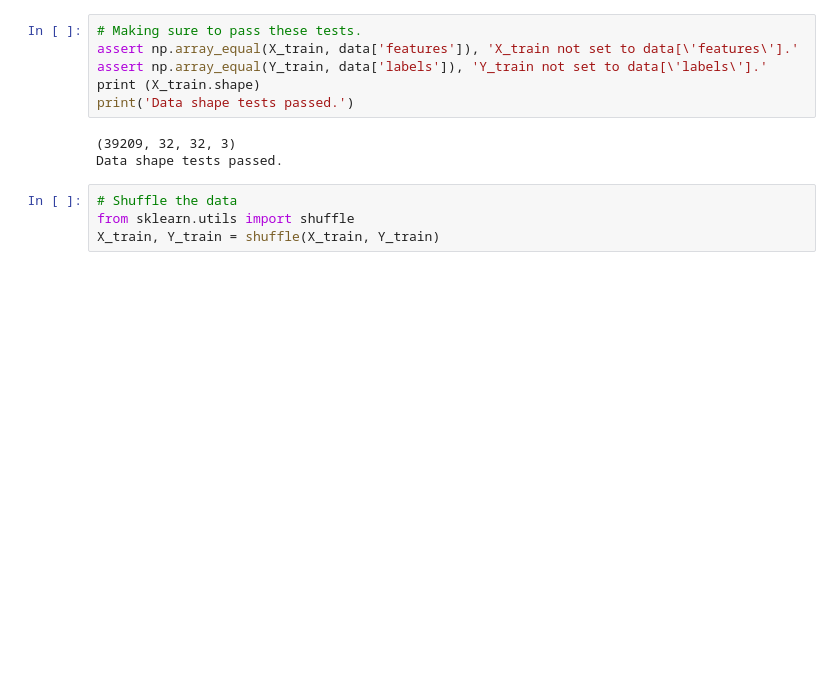
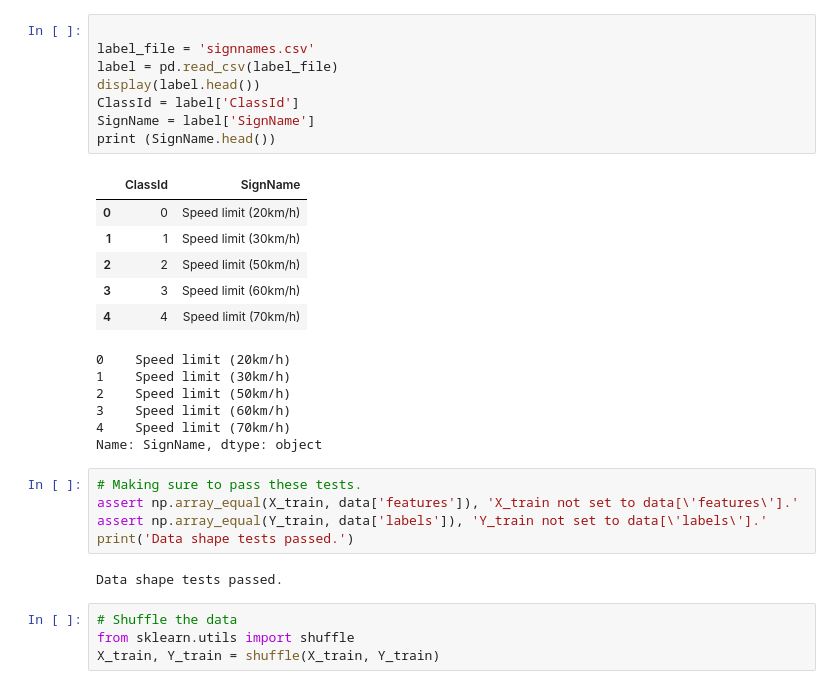
Before and after one commit to piliwilliam0306/Udacity-SDC, a Jupyter notebook: Traffic-Sign-Classification/traffic-sign-classification.ipynb, the cells around one changed output. Saved outputs shown, nothing was run; the diff lists cells and outputs as text; blank space fills up the shorter version.

Commit message:
add signnames.csv

```diff
--- a/Traffic-Sign-Classification/traffic-sign-classification.ipynb
+++ b/Traffic-Sign-Classification/traffic-sign-classification.ipynb
@@ -25,14 +43,33 @@ plt.title('{}'.format(Y_train[39208]))
 plt.show()
 # %% [output]
 [figure]
+# %%
+
+label_file = 'signnames.csv'
+label = pd.read_csv(label_file)
+display(label.head())
+ClassId = label['ClassId']
+SignName = label['SignName']
+print (SignName.head())
+# %% [output]
+|  | ClassId | SignName |
+| 0 | 0 | Speed limit (20km/h) |
+| 1 | 1 | Speed limit (30km/h) |
+| 2 | 2 | Speed limit (50km/h) |
+| 3 | 3 | Speed limit (60km/h) |
+| 4 | 4 | Speed limit (70km/h) |
+0    Speed limit (20km/h)
+1    Speed limit (30km/h)
+2    Speed limit (50km/h)
+3    Speed limit (60km/h)
+4    Speed limit (70km/h)
+Name: SignName, dtype: object
 # %%
 # Making sure to pass these tests.
 assert np.array_equal(X_train, data['features']), 'X_train not set to data[\'features\'].'
 assert np.array_equal(Y_train, data['labels']), 'Y_train not set to data[\'labels\'].'
-print (X_train.shape)
 print('Data shape tests passed.')
 # %% [output]
-(39209, 32, 32, 3)
 Data shape tests passed.
 # %%
 # Shuffle the data
```
Also changed, not shown: parts of 17 cells of this notebook, 1 other file.
